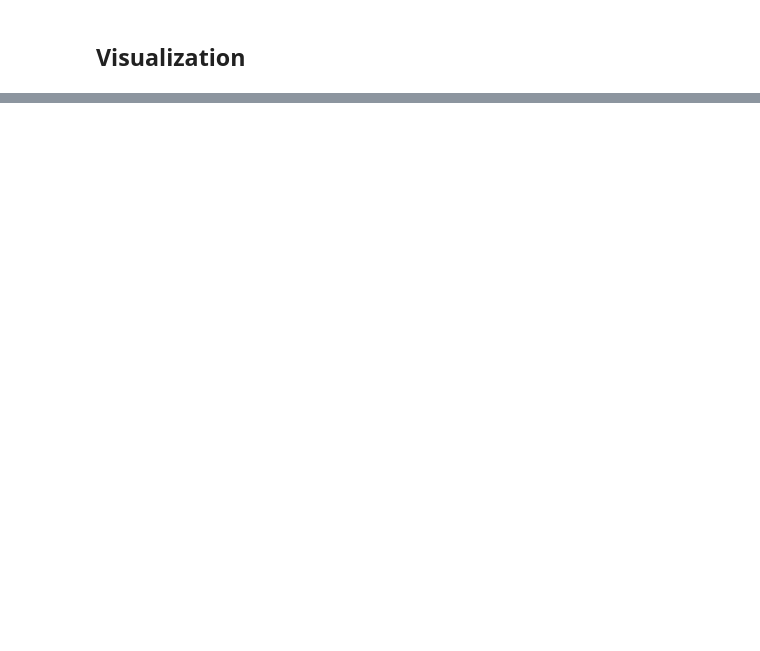
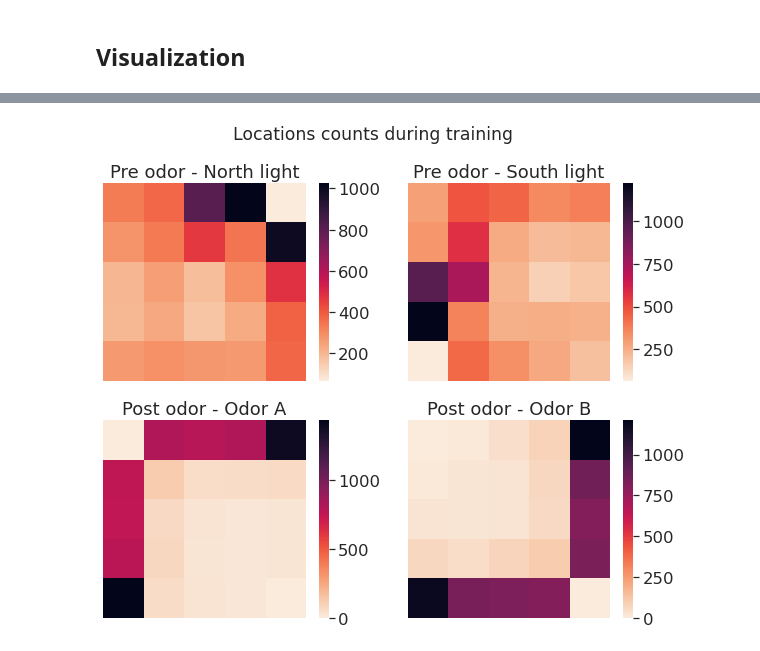
Before and after one commit to NiloufarRazmi/RL_Olfaction, a Jupyter notebook: FuncApprox/FuncApprox_ego.ipynb, the cells around one changed output, grey strips where cells are left out. Drawn from its saved outputs; the diff is of its cells as text; code cells hidden in the pictures; blank space fills up the shorter version.

```diff
--- a/FuncApprox/FuncApprox_ego.ipynb
+++ b/FuncApprox/FuncApprox_ego.ipynb
@@ -201,3 +279,7 @@ res
+# %%
+plot_location_count(all_state_composite, cues=env.cues)
+# %% [output]
+[figure, added]
 # %%
 plotting.plot_heatmap(matrix=learner.weights, title="Weights")
 # %% [output]
```
Also changed, not shown: parts of 12 cells of this notebook, 2 other files.
